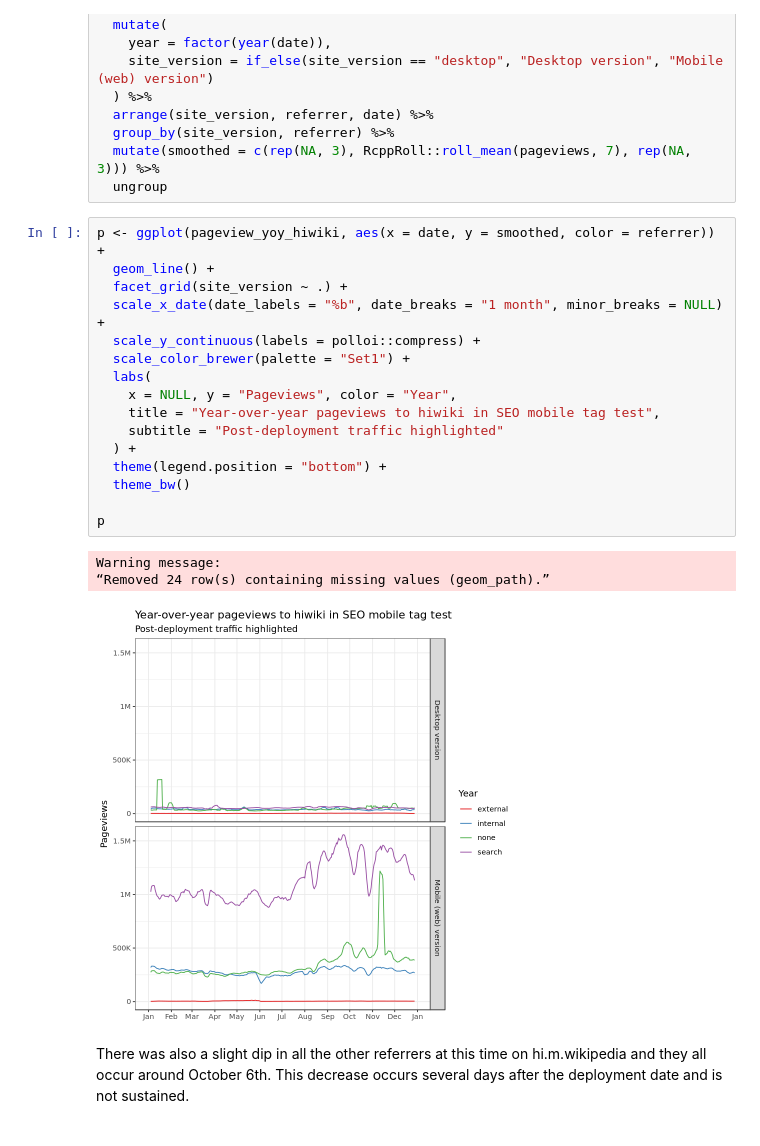
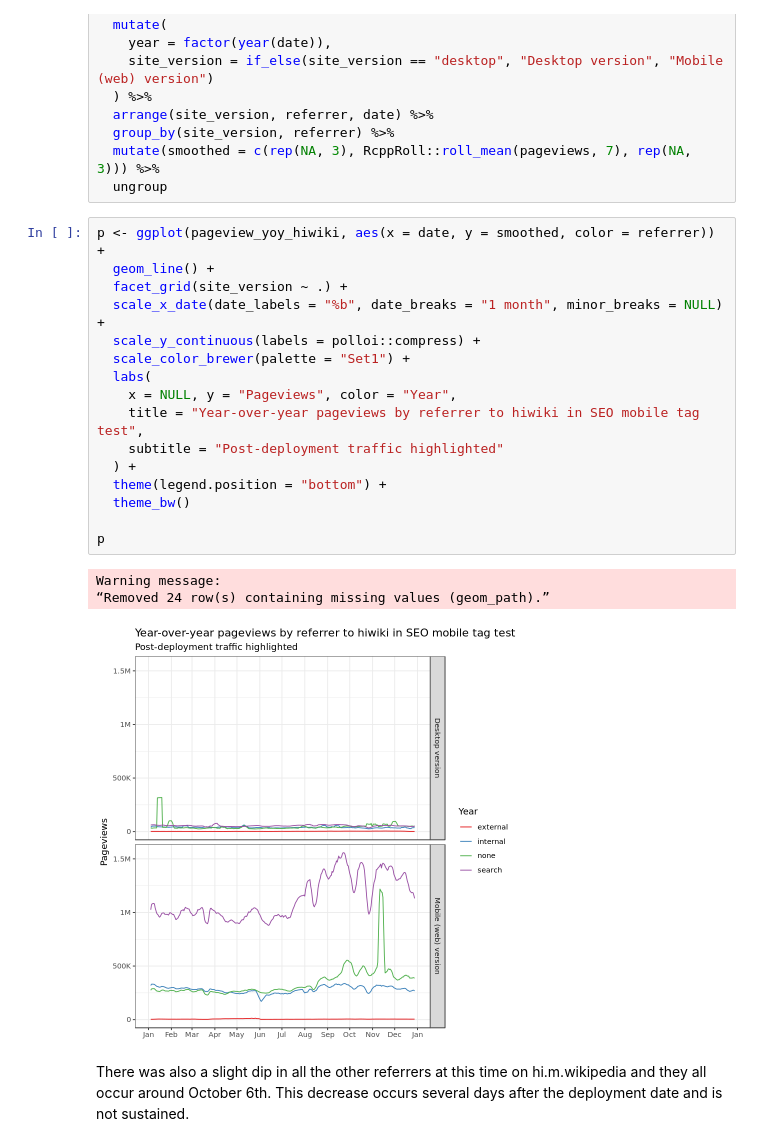
Before and after one commit to wikimedia-research/SEO-Experiment-Canonical-Mobile-Tags, a Jupyter notebook: SEO_Experiment_Canonical_Mobile_Tags_Report.ipynb, the cells around one changed output. Drawn from its saved outputs; the diff is of its cells as text.

```diff
--- a/SEO_Experiment_Canonical_Mobile_Tags_Report.ipynb
+++ b/SEO_Experiment_Canonical_Mobile_Tags_Report.ipynb
@@ -436,23 +380,23 @@ pageview_yoy_hiwiki <- daily_pageviews %>%
 # %%
 p <- ggplot(pageview_yoy_hiwiki, aes(x = date, y = smoothed, color = referrer)) +
   geom_line() +
   facet_grid(site_version ~ .) +
   scale_x_date(date_labels = "%b", date_breaks = "1 month", minor_breaks = NULL) +
   scale_y_continuous(labels = polloi::compress) +
   scale_color_brewer(palette = "Set1") +
   labs(
     x = NULL, y = "Pageviews", color = "Year",
-    title = "Year-over-year pageviews to hiwiki in SEO mobile tag test",
+    title = "Year-over-year pageviews by referrer to hiwiki in SEO mobile tag test",
     subtitle = "Post-deployment traffic highlighted"
   ) +
   theme(legend.position = "bottom") +
   theme_bw()
 
 p
 # %% [output]
 Warning message:
 “Removed 24 row(s) containing missing values (geom_path).”
-[figure, old version]
+[figure, new version]
 # %% [markdown]
 There was also a slight dip in all the other referrers at this time on hi.m.wikipedia and they all occur around October 6th. This decrease occurs several days after the deployment date and is not sustained.
 # %% [markdown]
```
Also changed, not shown: parts of 5 cells of this notebook, 1 other file.
